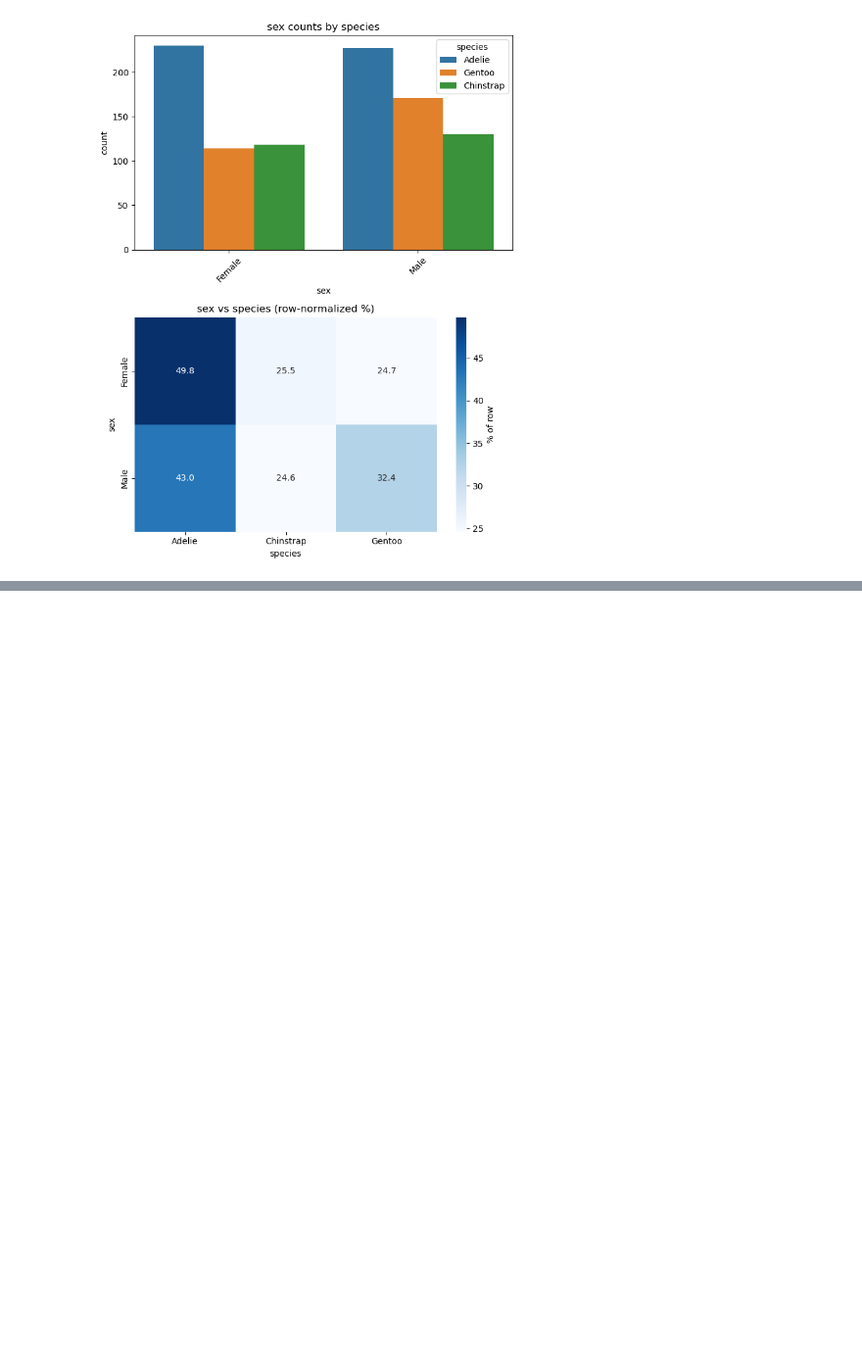
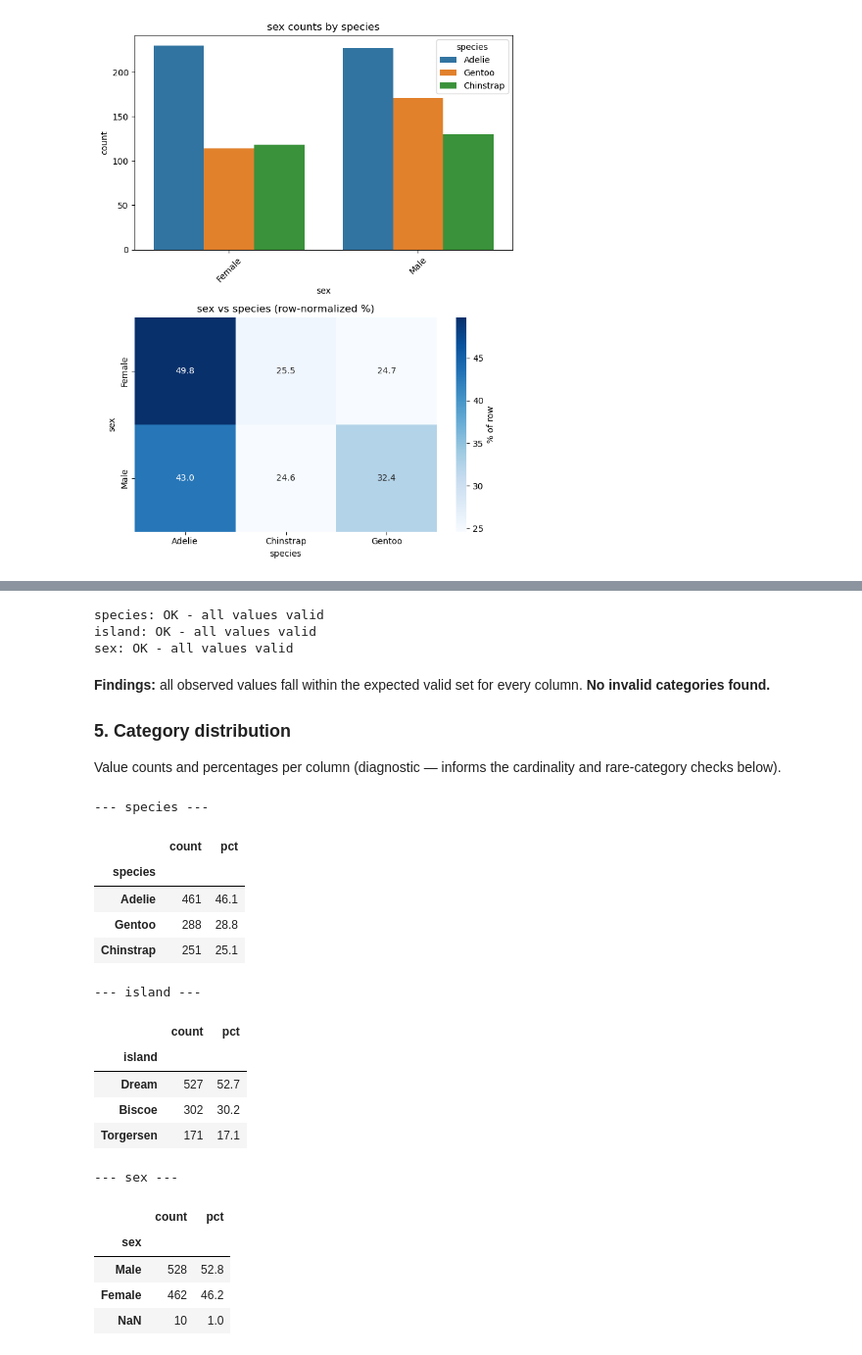
Before and after one commit to rohail410/Penguin-Species-Classification-Project, a Jupyter notebook: project.ipynb, the cells around one changed output, grey strips where cells are left out. Shown at 98% size. Saved outputs shown, nothing was run; the diff lists cells and outputs as text; code cells hidden in the pictures; blank space fills up the shorter version.

```diff
--- a/project.ipynb
+++ b/project.ipynb
@@ -325,0 +378,14 @@ save_and_show(fig, f"{col}_panel.png")
+# %%
+import difflib
+from itertools import combinations
+
+near_duplicates = {}
+for col in cat_cols:
+    values = df[col].dropna().unique().tolist()
+    pairs = [
+        (a, b, round(difflib.SequenceMatcher(None, a.lower(), b.lower()).ratio(), 2))
+        for a, b in combinations(values, 2)
+    ]
+    near_duplicates[col] = [p for p in pairs if p[2] > 0.6]
+
+near_duplicates
@@ -325,0 +400,47 @@ save_and_show(fig, f"{col}_panel.png")
+# %%
+valid_categories = {
+    'species': {'Adelie', 'Gentoo', 'Chinstrap'},
+    'island': {'Torgersen', 'Biscoe', 'Dream'},
+    'sex': {'Male', 'Female'},
+}
+
+for col, valid_set in valid_categories.items():
+    observed = set(df[col].dropna().unique())
+    invalid = observed - valid_set
+    print(f"{col}: {'OK - all values valid' if not invalid else f'INVALID VALUES FOUND: {invalid}'}")
+# %% [output]
+species: OK - all values valid
+island: OK - all values valid
+sex: OK - all values valid
+# %% [markdown]
+**Findings:** all observed values fall within the expected valid set for every column. **No invalid categories found.**
+
+### 5. Category distribution
+
+Value counts and percentages per column (diagnostic — informs the cardinality and rare-category checks below).
+# %%
+for col in cat_cols:
+    counts = df[col].value_counts(dropna=False)
+    pct = (counts / len(df) * 100).round(1)
+    dist = pd.DataFrame({'count': counts, 'pct': pct})
+    print(f"--- {col} ---")
+    display(dist)
+# %% [output]
+--- species ---
+|  | count | pct |
+| species |  |  |
+| Adelie | 461 | 46.1 |
+| Gentoo | 288 | 28.8 |
+| Chinstrap | 251 | 25.1 |
+--- island ---
+|  | count | pct |
+| island |  |  |
+| Dream | 527 | 52.7 |
+| Biscoe | 302 | 30.2 |
+| Torgersen | 171 | 17.1 |
+--- sex ---
+|  | count | pct |
+| sex |  |  |
+| Male | 528 | 52.8 |
+| Female | 462 | 46.2 |
+| NaN | 10 | 1.0 |
```
Also changed, not shown: parts of 16 cells of this notebook, 4 other files.
